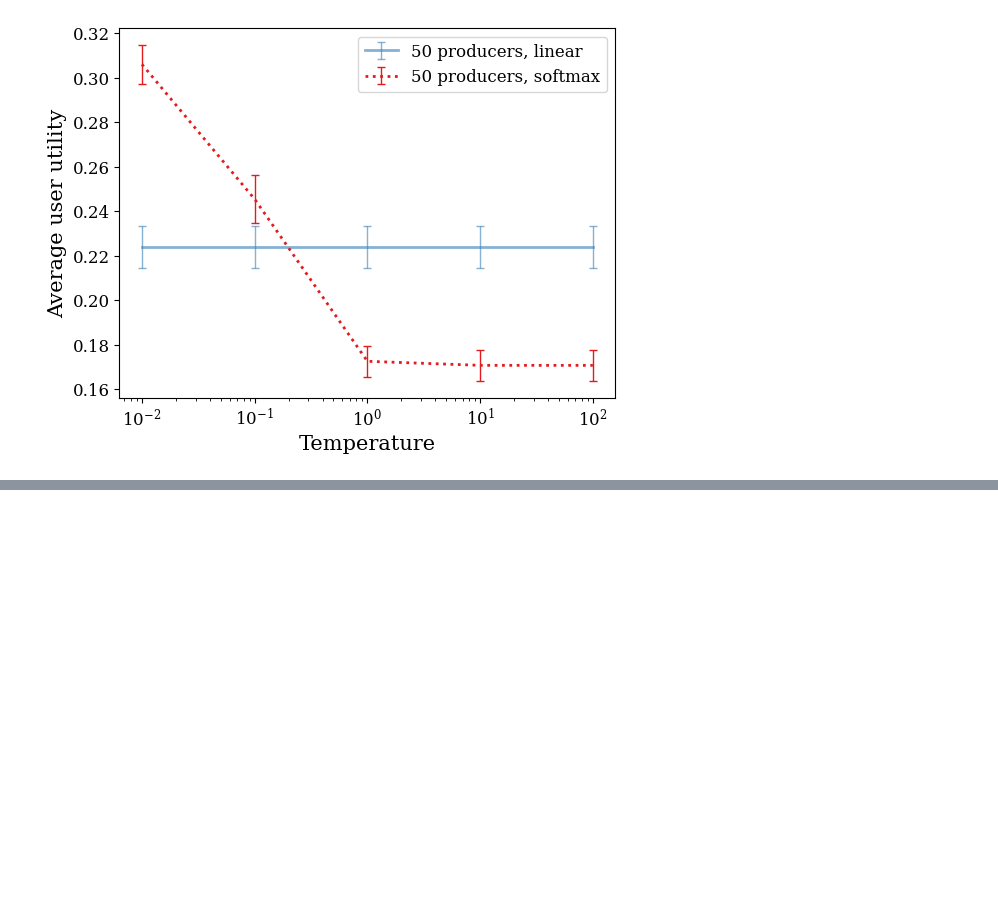
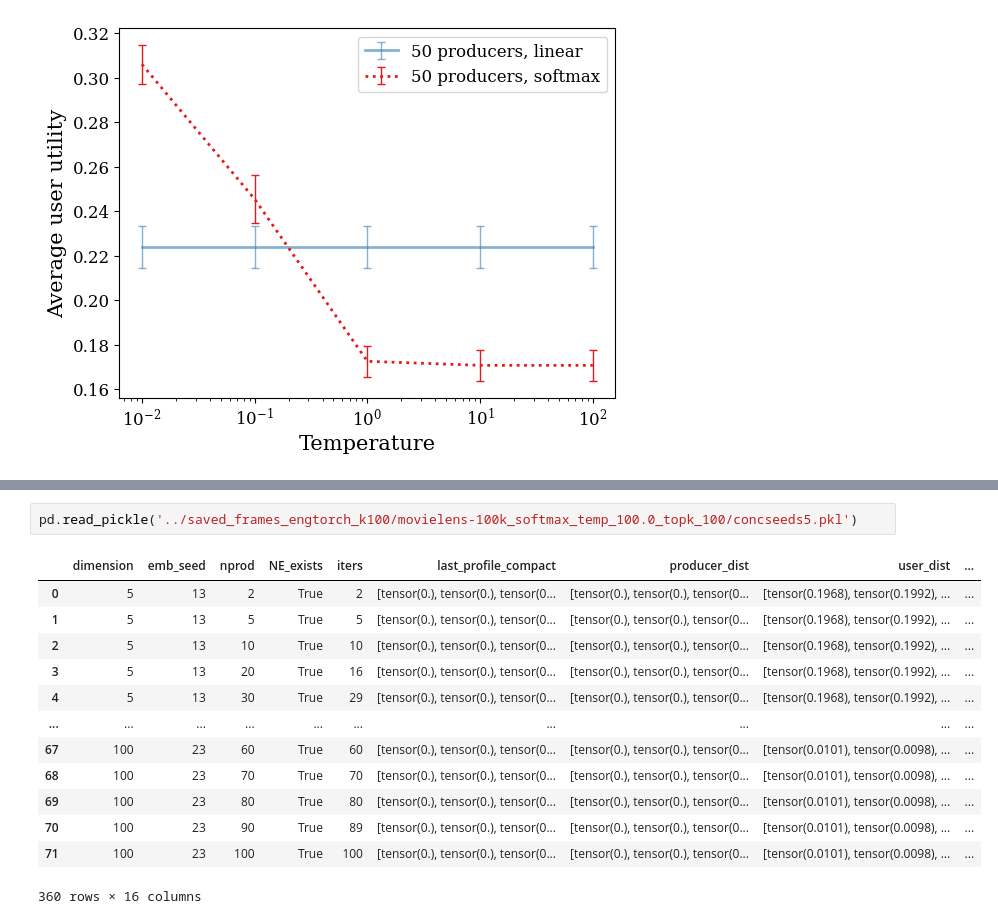
Before and after one commit to krishnacharya/recsys_eq, a Jupyter notebook: notebooks/utilities-tempvar-nprodcurves-exp2.ipynb, the cells around one changed output, grey strips where cells are left out. Saved outputs shown, nothing was run; the diff lists cells and outputs as text; blank space fills up the shorter version.

```diff
--- a/notebooks/utilities-tempvar-nprodcurves-exp2.ipynb
+++ b/notebooks/utilities-tempvar-nprodcurves-exp2.ipynb
@@ -728,0 +455,16 @@ nprod_dict_avg_produtility
+# %%
+pd.read_pickle('../saved_frames_engtorch_k100/movielens-100k_softmax_temp_100.0_topk_100/concseeds5.pkl')
+# %% [output]
+|  | dimension | emb_seed | nprod | NE_exists | iters | last_profile_compact | producer_dist | user_dist | ... |
+| 0 | 5 | 13 | 2 | True | 2 | [tensor(0.), tensor(0.), tensor(0... | [tensor(0.), tensor(0.), tensor(0... | [tensor(0.1968), tensor(0.1992), ... | ... |
+| 1 | 5 | 13 | 5 | True | 5 | [tensor(0.), tensor(0.), tensor(0... | [tensor(0.), tensor(0.), tensor(0... | [tensor(0.1968), tensor(0.1992), ... | ... |
+| 2 | 5 | 13 | 10 | True | 10 | [tensor(0.), tensor(0.), tensor(0... | [tensor(0.), tensor(0.), tensor(0... | [tensor(0.1968), tensor(0.1992), ... | ... |
+| 3 | 5 | 13 | 20 | True | 16 | [tensor(0.), tensor(0.), tensor(0... | [tensor(0.), tensor(0.), tensor(0... | [tensor(0.1968), tensor(0.1992), ... | ... |
+| 4 | 5 | 13 | 30 | True | 29 | [tensor(0.), tensor(0.), tensor(0... | [tensor(0.), tensor(0.), tensor(0... | [tensor(0.1968), tensor(0.1992), ... | ... |
+| ... | ... | ... | ... | ... | ... | ... | ... | ... | ... |
+| 67 | 100 | 23 | 60 | True | 60 | [tensor(0.), tensor(0.), tensor(0... | [tensor(0.), tensor(0.), tensor(0... | [tensor(0.0101), tensor(0.0098), ... | ... |
+| 68 | 100 | 23 | 70 | True | 70 | [tensor(0.), tensor(0.), tensor(0... | [tensor(0.), tensor(0.), tensor(0... | [tensor(0.0101), tensor(0.0098), ... | ... |
+| 69 | 100 | 23 | 80 | True | 80 | [tensor(0.), tensor(0.), tensor(0... | [tensor(0.), tensor(0.), tensor(0... | [tensor(0.0101), tensor(0.0098), ... | ... |
+| 70 | 100 | 23 | 90 | True | 89 | [tensor(0.), tensor(0.), tensor(0... | [tensor(0.), tensor(0.), tensor(0... | [tensor(0.0101), tensor(0.0098), ... | ... |
+| 71 | 100 | 23 | 100 | True | 100 | [tensor(0.), tensor(0.), tensor(0... | [tensor(0.), tensor(0.), tensor(0... | [tensor(0.0101), tensor(0.0098), ... | ... |
+360 rows × 16 columns
```
Also changed, not shown: parts of 32 cells of this notebook, 3 other files.
